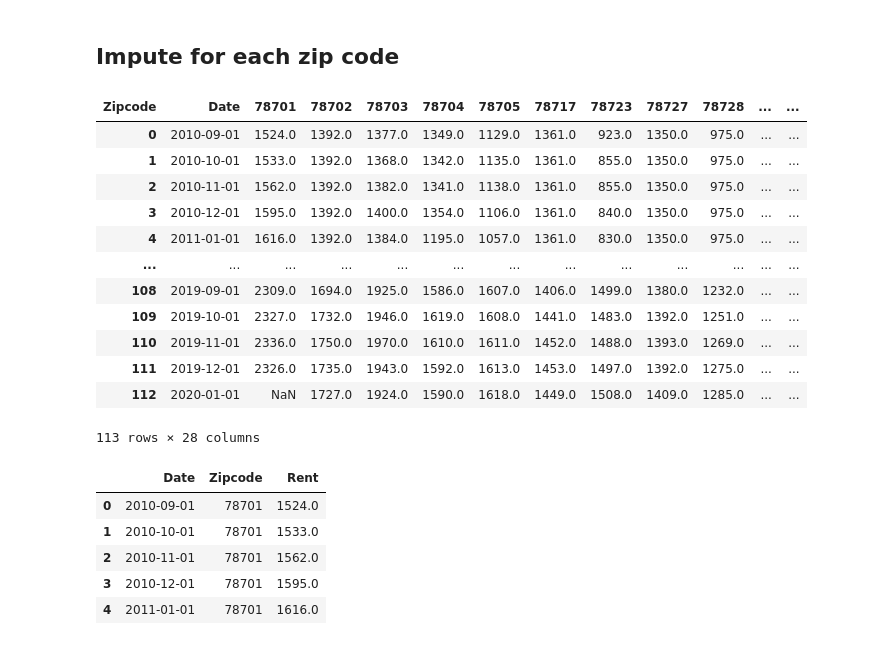
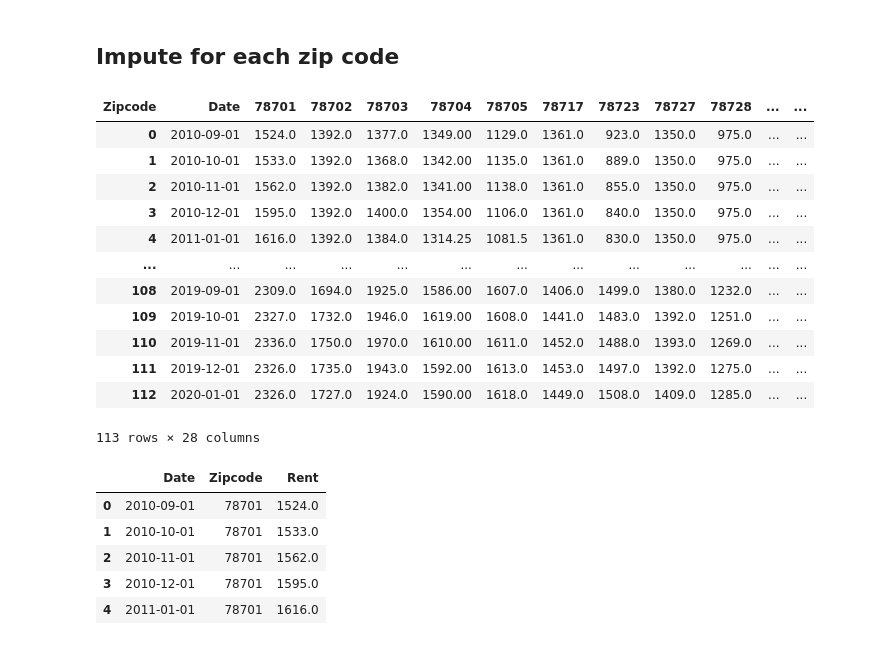
Before and after one commit to EugeniaDickson/zillow_rent_index, a Jupyter notebook: DouglasPizac/7park_EDA.ipynb, the cells around one changed output. Saved outputs shown, nothing was run; the diff lists cells and outputs as text; code cells hidden in the pictures.

```diff
--- a/DouglasPizac/7park_EDA.ipynb
+++ b/DouglasPizac/7park_EDA.ipynb
@@ -2,12 +2,14 @@
 # Import all zillow rent indices
 # %%
 import pandas as pd
-
+import numpy as np
+import matplotlib.pyplot as plt
 #filepath input is for if directories are different on each machine
 
 
 #if csvs are in same directory as notebook, set filepath = './'
-filepath = input('Enter file path where csv files are located on your machine\n')
+# filepath = input('Enter file path where csv files are located on your machine\n')
+filepath = '../../renycdsa7parkcapstonekickoff'
 
 # my filepath is ../../renycdsa7parkcapstonekickoff
 
@@ -77,28 +95,28 @@ austin.head()
 # %%
 fill_rents = austin[['Zipcode','Rent']].copy()
 austin.drop('Rent', axis = 1, inplace = True)
 fill_rents = fill_rents.reset_index().pivot(index = 'Date',columns = 'Zipcode')['Rent'].reset_index()
-# for code in fill_rents.columns[1:]:
-#     fill_rents[code].interpolate(inplace = True)
+for code in fill_rents.columns[1:]:
+     fill_rents[code].interpolate(inplace = True)
 
 fill_rents.fillna(method = 'bfill',inplace = True)
 
 fill_rents.isnull().sum()
 
 fill_rents
 # %% [output]
 | Zipcode | Date | 78701 | 78702 | 78703 | 78704 | 78705 | 78717 | 78723 | 78727 | 78728 | ... | ... |
-| 0 | 2010-09-01 | 1524.0 | 1392.0 | 1377.0 | 1349.0 | 1129.0 | 1361.0 | 923.0 | 1350.0 | 975.0 | ... | ... |
-| 1 | 2010-10-01 | 1533.0 | 1392.0 | 1368.0 | 1342.0 | 1135.0 | 1361.0 | 855.0 | 1350.0 | 975.0 | ... | ... |
-| 2 | 2010-11-01 | 1562.0 | 1392.0 | 1382.0 | 1341.0 | 1138.0 | 1361.0 | 855.0 | 1350.0 | 975.0 | ... | ... |
-| 3 | 2010-12-01 | 1595.0 | 1392.0 | 1400.0 | 1354.0 | 1106.0 | 1361.0 | 840.0 | 1350.0 | 975.0 | ... | ... |
-| 4 | 2011-01-01 | 1616.0 | 1392.0 | 1384.0 | 1195.0 | 1057.0 | 1361.0 | 830.0 | 1350.0 | 975.0 | ... | ... |
+| 0 | 2010-09-01 | 1524.0 | 1392.0 | 1377.0 | 1349.00 | 1129.0 | 1361.0 | 923.0 | 1350.0 | 975.0 | ... | ... |
+| 1 | 2010-10-01 | 1533.0 | 1392.0 | 1368.0 | 1342.00 | 1135.0 | 1361.0 | 889.0 | 1350.0 | 975.0 | ... | ... |
+| 2 | 2010-11-01 | 1562.0 | 1392.0 | 1382.0 | 1341.00 | 1138.0 | 1361.0 | 855.0 | 1350.0 | 975.0 | ... | ... |
+| 3 | 2010-12-01 | 1595.0 | 1392.0 | 1400.0 | 1354.00 | 1106.0 | 1361.0 | 840.0 | 1350.0 | 975.0 | ... | ... |
+| 4 | 2011-01-01 | 1616.0 | 1392.0 | 1384.0 | 1314.25 | 1081.5 | 1361.0 | 830.0 | 1350.0 | 975.0 | ... | ... |
 | ... | ... | ... | ... | ... | ... | ... | ... | ... | ... | ... | ... | ... |
-| 108 | 2019-09-01 | 2309.0 | 1694.0 | 1925.0 | 1586.0 | 1607.0 | 1406.0 | 1499.0 | 1380.0 | 1232.0 | ... | ... |
-| 109 | 2019-10-01 | 2327.0 | 1732.0 | 1946.0 | 1619.0 | 1608.0 | 1441.0 | 1483.0 | 1392.0 | 1251.0 | ... | ... |
-| 110 | 2019-11-01 | 2336.0 | 1750.0 | 1970.0 | 1610.0 | 1611.0 | 1452.0 | 1488.0 | 1393.0 | 1269.0 | ... | ... |
-| 111 | 2019-12-01 | 2326.0 | 1735.0 | 1943.0 | 1592.0 | 1613.0 | 1453.0 | 1497.0 | 1392.0 | 1275.0 | ... | ... |
-| 112 | 2020-01-01 | NaN | 1727.0 | 1924.0 | 1590.0 | 1618.0 | 1449.0 | 1508.0 | 1409.0 | 1285.0 | ... | ... |
+| 108 | 2019-09-01 | 2309.0 | 1694.0 | 1925.0 | 1586.00 | 1607.0 | 1406.0 | 1499.0 | 1380.0 | 1232.0 | ... | ... |
+| 109 | 2019-10-01 | 2327.0 | 1732.0 | 1946.0 | 1619.00 | 1608.0 | 1441.0 | 1483.0 | 1392.0 | 1251.0 | ... | ... |
+| 110 | 2019-11-01 | 2336.0 | 1750.0 | 1970.0 | 1610.00 | 1611.0 | 1452.0 | 1488.0 | 1393.0 | 1269.0 | ... | ... |
+| 111 | 2019-12-01 | 2326.0 | 1735.0 | 1943.0 | 1592.00 | 1613.0 | 1453.0 | 1497.0 | 1392.0 | 1275.0 | ... | ... |
+| 112 | 2020-01-01 | 2326.0 | 1727.0 | 1924.0 | 1590.00 | 1618.0 | 1449.0 | 1508.0 | 1409.0 | 1285.0 | ... | ... |
 113 rows × 28 columns
 # %%
 fill_rents = pd.melt(fill_rents, id_vars='Date', value_vars = fill_rents.columns[1:],var_name='Zipcode',value_name = 'Rent')
```
Also changed, not shown: parts of 66 cells of this notebook.
